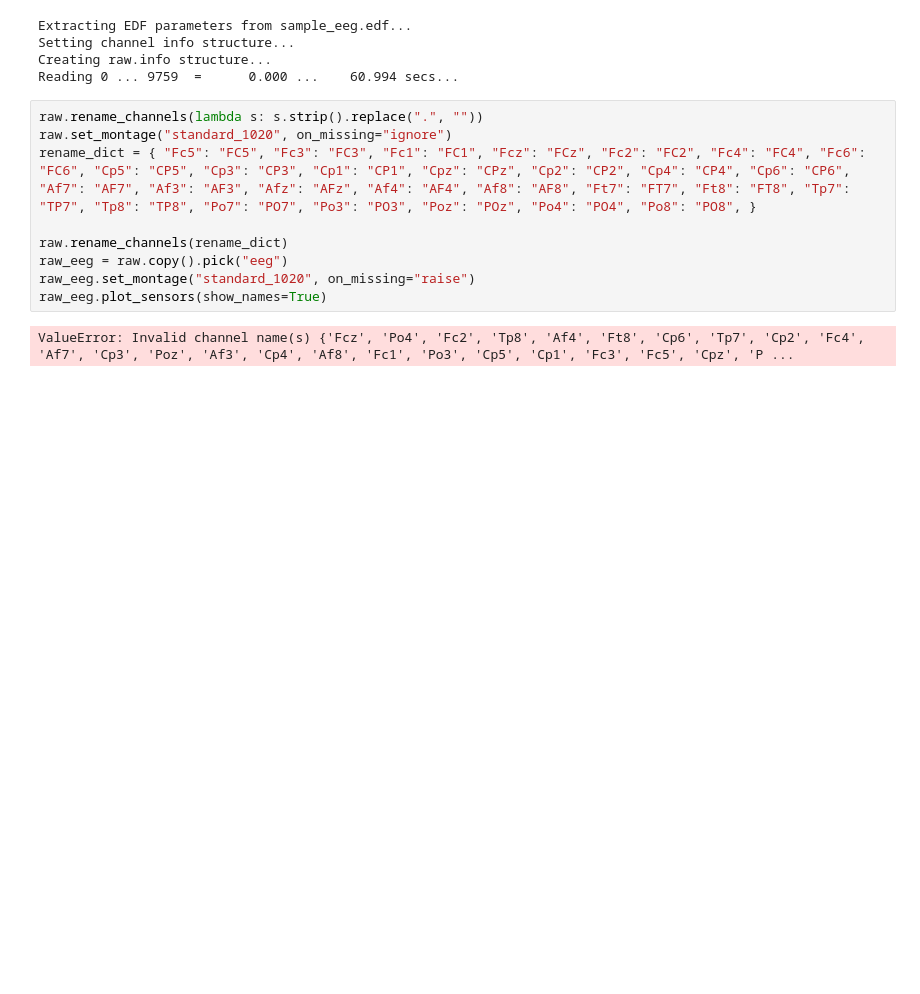
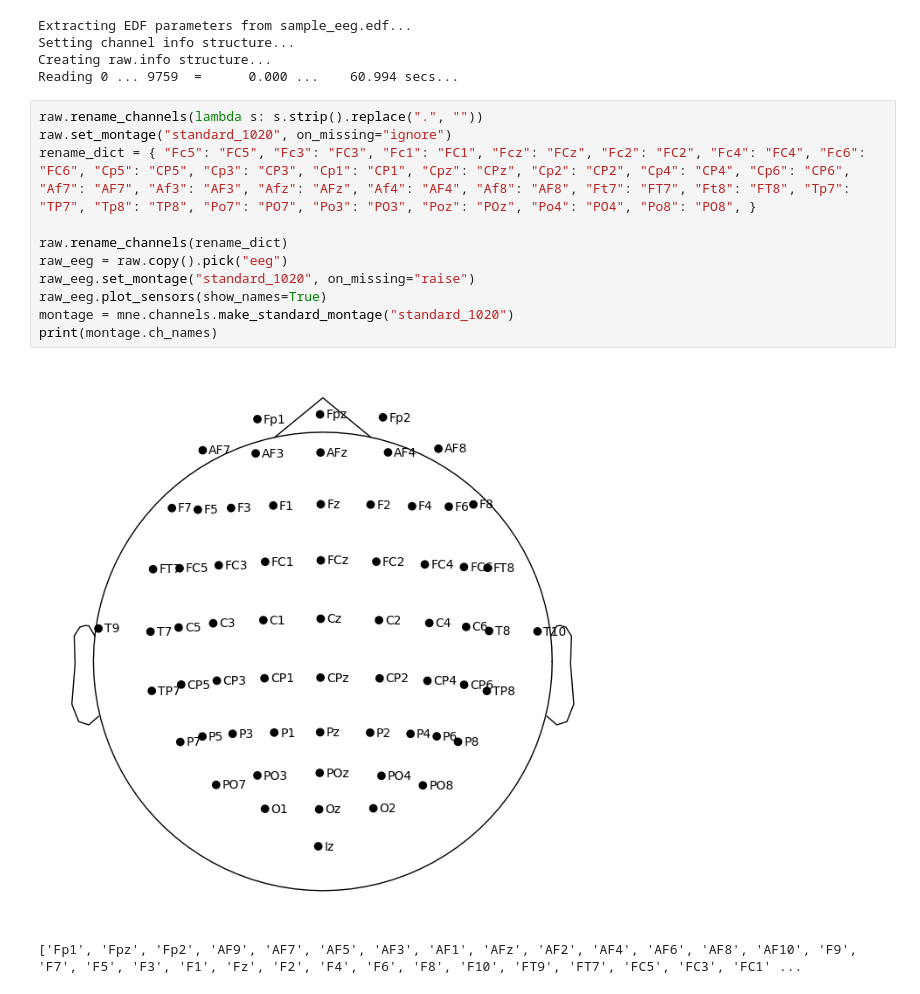
Before and after one commit to alexbasaric/clinical-mne-demo, a Jupyter notebook: notebooks/sample-4.ipynb, the cells around one changed output. Cells and saved outputs as stored; diff of their text form; blank space fills up the shorter version.

```diff
--- a/notebooks/sample-4.ipynb
+++ b/notebooks/sample-4.ipynb
@@ -19,13 +19,16 @@ Reading 0 ... 9759  =      0.000 ...    60.994 secs...
 # %%
 raw.rename_channels(lambda s: s.strip().replace(".", ""))
 raw.set_montage("standard_1020", on_missing="ignore")
 rename_dict = { "Fc5": "FC5", "Fc3": "FC3", "Fc1": "FC1", "Fcz": "FCz", "Fc2": "FC2", "Fc4": "FC4", "Fc6": "FC6", "Cp5": "CP5", "Cp3": "CP3", "Cp1": "CP1", "Cpz": "CPz", "Cp2": "CP2", "Cp4": "CP4", "Cp6": "CP6", "Af7": "AF7", "Af3": "AF3", "Afz": "AFz", "Af4": "AF4", "Af8": "AF8", "Ft7": "FT7", "Ft8": "FT8", "Tp7": "TP7", "Tp8": "TP8", "Po7": "PO7", "Po3": "PO3", "Poz": "POz", "Po4": "PO4", "Po8": "PO8", }
 
 raw.rename_channels(rename_dict)
 raw_eeg = raw.copy().pick("eeg")
 raw_eeg.set_montage("standard_1020", on_missing="raise")
 raw_eeg.plot_sensors(show_names=True)
+montage = mne.channels.make_standard_montage("standard_1020")
+print(montage.ch_names)
 # %% [output]
+[figure, added]
-ValueError: Invalid channel name(s) {'Fcz', 'Po4', 'Fc2', 'Tp8', 'Af4', 'Ft8', 'Cp6', 'Tp7', 'Cp2', 'Fc4', 'Af7', 'Cp3', 'Poz', 'Af3', 'Cp4', 'Af8', 'Fc1', 'Po3', 'Cp5', 'Cp1', 'Fc3', 'Fc5', 'Cpz', 'P ...
+['Fp1', 'Fpz', 'Fp2', 'AF9', 'AF7', 'AF5', 'AF3', 'AF1', 'AFz', 'AF2', 'AF4', 'AF6', 'AF8', 'AF10', 'F9', 'F7', 'F5', 'F3', 'F1', 'Fz', 'F2', 'F4', 'F6', 'F8', 'F10', 'FT9', 'FT7', 'FC5', 'FC3', 'FC1' ...
 # %%
 raw.rename_channels(lambda s: s.strip().replace(".", ""))
```
Also changed, not shown: parts of 4 cells of this notebook.
